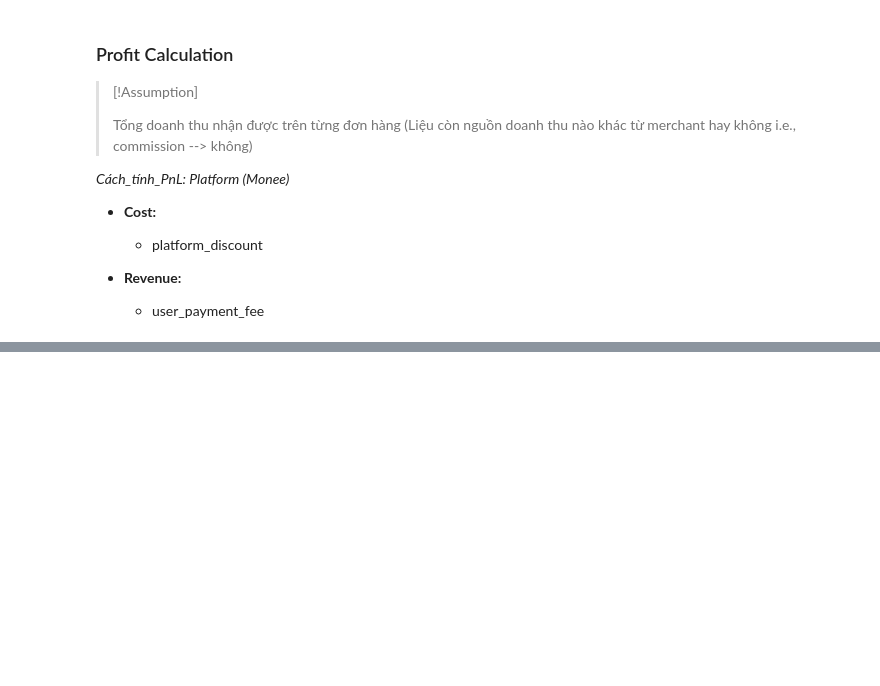
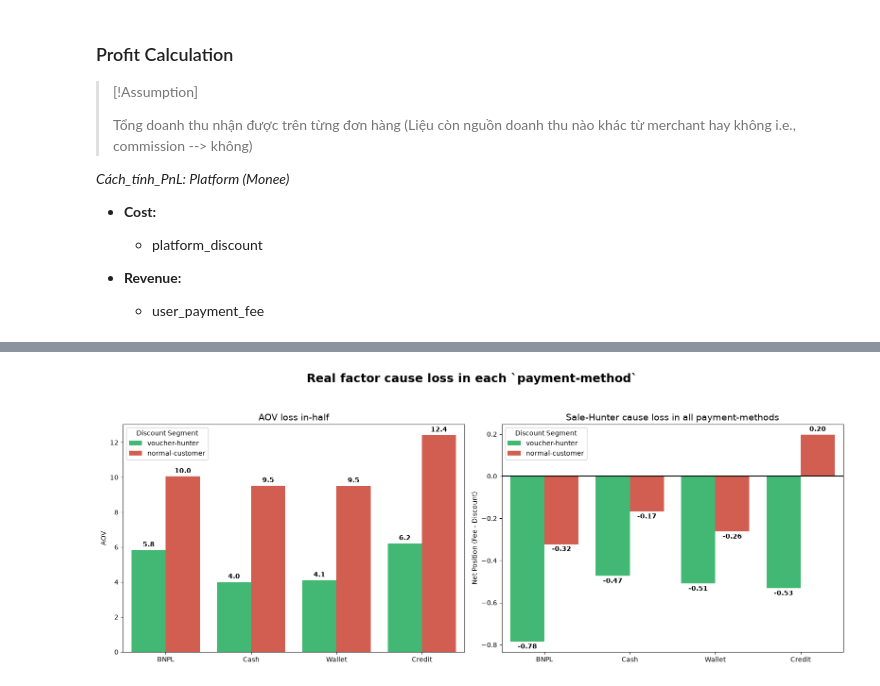
Before and after one commit to Pham-Ngoc-Huy/monee-shopeepay-entrancetest, a Jupyter notebook: use-case.ipynb, the cells around one changed output, grey strips where cells are left out. Saved outputs shown, nothing was run; the diff lists cells and outputs as text; code cells hidden in the pictures; blank space fills up the shorter version.

```diff
--- a/use-case.ipynb
+++ b/use-case.ipynb
@@ -203,0 +193,5 @@ df_pnl_group_cat
+# %%
+df_master_data = df_profit_with_category.copy()
+df_master_data['is_cost_greater_than_revenue'] = np.where(
+    df_master_data['platform_discount'] > df_master_data['profit'], 1, 0
+)
@@ -203,0 +278,33 @@ df_pnl_group_cat
+# %%
+import matplotlib.pyplot as plt
+import seaborn as sns
+
+df = df_master_data.copy()
+
+df_viz = df[df['payment_method'] != 'Credit Installment'].copy()
+df_viz['net_position'] = df_viz['user_payment_fee'] - df_viz['platform_discount']
+df_viz['Discount Segment'] = df_viz['seg_discount_sensitive_user'].map({0: 'normal-customer', 1: 'voucher-hunter'})
+
+fig, axes = plt.subplots(1, 2, figsize=(16, 6))
+fig.suptitle('Real factor cause loss in each `payment-method`', fontsize=18, fontweight='bold', y=1.05)
+
+sns.barplot(data=df_viz, x='payment_method', y='gross_merchant_value', hue='Discount Segment',
+            ax=axes[0], palette=['#2ecc71', '#e74c3c'], errorbar=None)
+axes[0].set_title('AOV loss in-half', fontsize=14)
+axes[0].set_xlabel('')
+axes[0].set_ylabel('AOV')
+for container in axes[0].containers:
+    axes[0].bar_label(container, fmt='%.1f', padding=3, fontweight='bold')
+
+sns.barplot(data=df_viz, x='payment_method', y='net_position', hue='Discount Segment',
+            ax=axes[1], palette=['#2ecc71', '#e74c3c'], errorbar=None)
+axes[1].set_title('Sale-Hunter cause loss in all payment-methods', fontsize=14)
+axes[1].set_xlabel('')
+axes[1].set_ylabel('Net Position (Fee - Discount)')
+axes[1].axhline(0, color='black', linewidth=1.5)
+for container in axes[1].containers:
+    axes[1].bar_label(container, fmt='%.2f', padding=3, fontweight='bold')
+
+plt.tight_layout()
+# %% [output]
+[figure, added]
```
Also changed, not shown: parts of 20 cells of this notebook, 10 other files.
